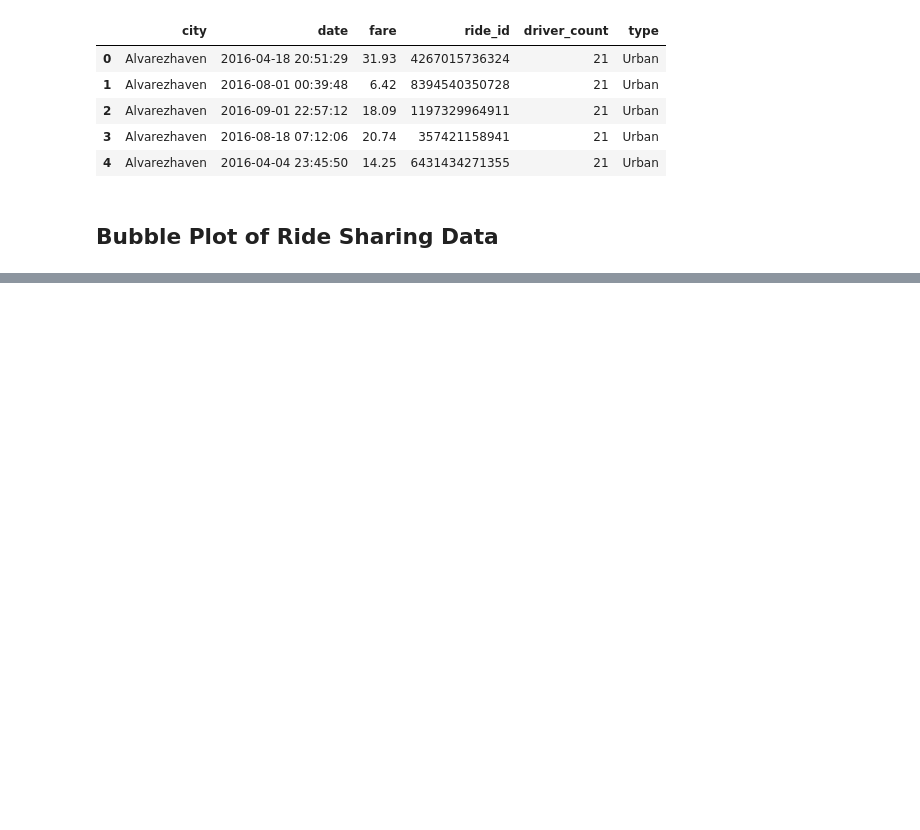
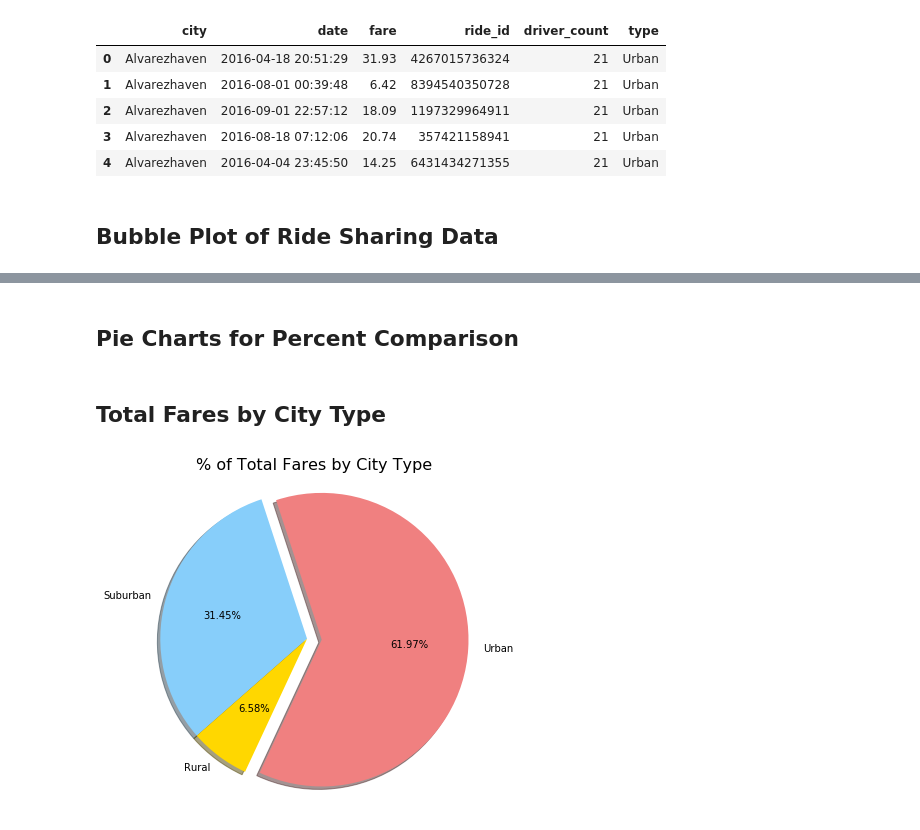
Before and after one commit to buitron/pyber_analysis, a Jupyter notebook: solution/pyber_analysis.ipynb, the cells around one changed output, grey strips where cells are left out. Cells and saved outputs as stored; diff of their text form; code cells hidden in the pictures; blank space fills up the shorter version.

```diff
--- a/solution/pyber_analysis.ipynb
+++ b/solution/pyber_analysis.ipynb
@@ -83,0 +85,25 @@ plt.show()
+# %% [markdown]
+## Pie Charts for Percent Comparison
+# %%
+# use function to generate axis zipped list
+urban_percs =    city_type_perc(urban_df, 'Urban', city_ride_df)
+suburban_percs = city_type_perc(suburban_df, 'Suburban', city_ride_df)
+rural_percs =    city_type_perc(rural_df, 'Rural', city_ride_df)
+
+zippidie_doo_dah = list(zip(urban_percs, suburban_percs, rural_percs))
+# %%
+# pie attributes
+labels = ['Urban','Suburban','Rural']
+colors = ['lightcoral','lightskyblue','gold']
+explode = (0.1,0,0)
+# %% [markdown]
+## Total Fares by City Type
+# %%
+plt.figure(figsize=(6,6))
+plt.pie(zippidie_doo_dah[0], labels=labels, explode=explode, shadow=True, startangle=245,
+        autopct='%.2f%%', colors=colors)
+plt.title('% of Total Fares by City Type', size=16)
+plt.axis('equal')
+plt.show()
+# %% [output]
+[figure, added]
```
Also changed, not shown: parts of 11 cells of this notebook, 8 other files.
